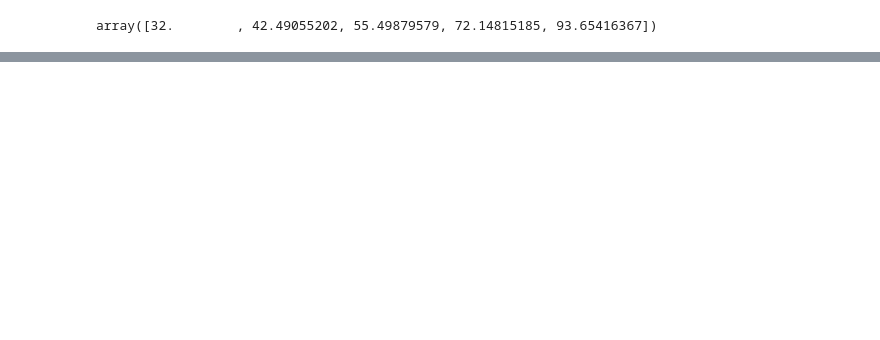
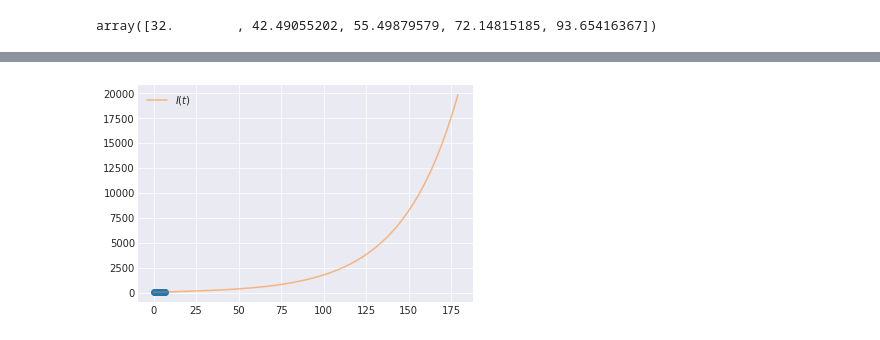
Before and after one commit to tozanni/covid_hacking, a Jupyter notebook: COVID_Ajuste_de_parametros_con_PyMC3.ipynb, the cells around one changed output, grey strips where cells are left out. Drawn from its saved outputs; the diff is of its cells as text; code cells hidden in the pictures; blank space fills up the shorter version.

```diff
--- a/COVID_Ajuste_de_parametros_con_PyMC3.ipynb
+++ b/COVID_Ajuste_de_parametros_con_PyMC3.ipynb
@@ -224,3 +258,12 @@ plt.show()
+# %%
+
+## Fit de primeras 5 observaciones
+plt.plot(yobs, marker='o', linestyle='none')
+plt.plot(times, y[:,2]*Pop, color='C1', alpha=0.5, label=f'$I(t)$')
+plt.legend()
+plt.show()
+# %% [output]
+[figure, added]
 # %%
 plt.plot(yobs, marker='o', linestyle='none')
 plt.plot(times, y[:,2]*Pop, color ='C1', alpha=0.5, label=f'$I(t)$')
```
Also changed, not shown: parts of 25 cells of this notebook.
